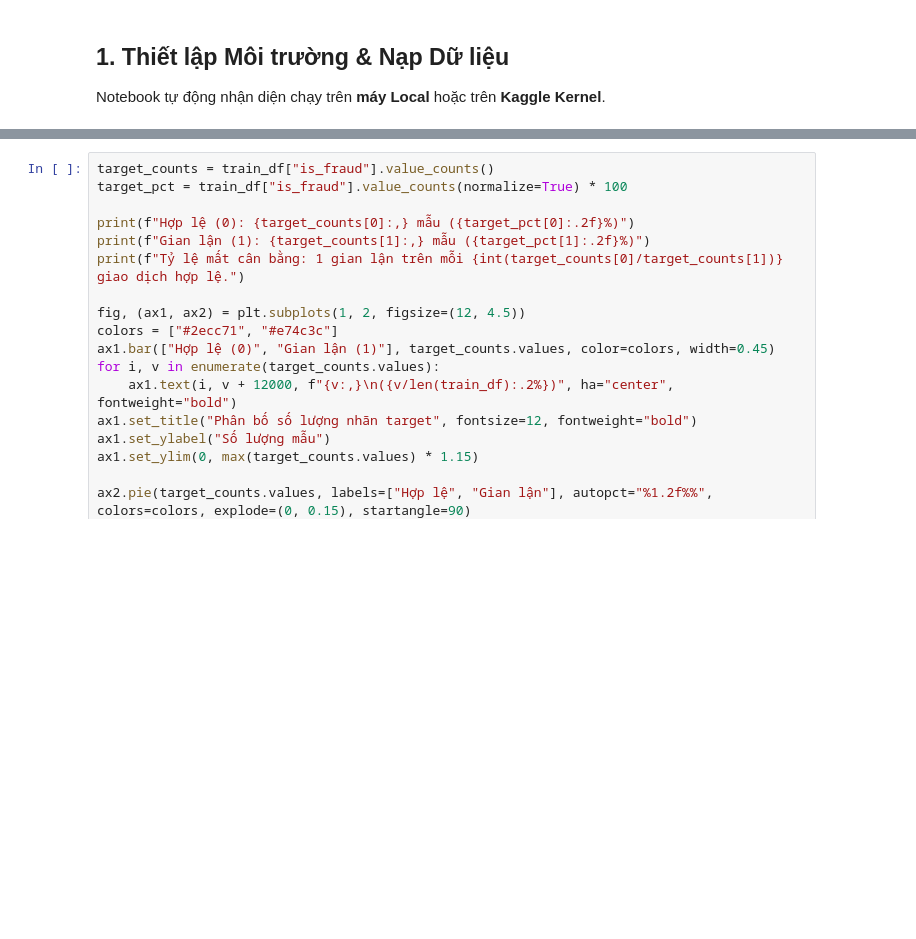
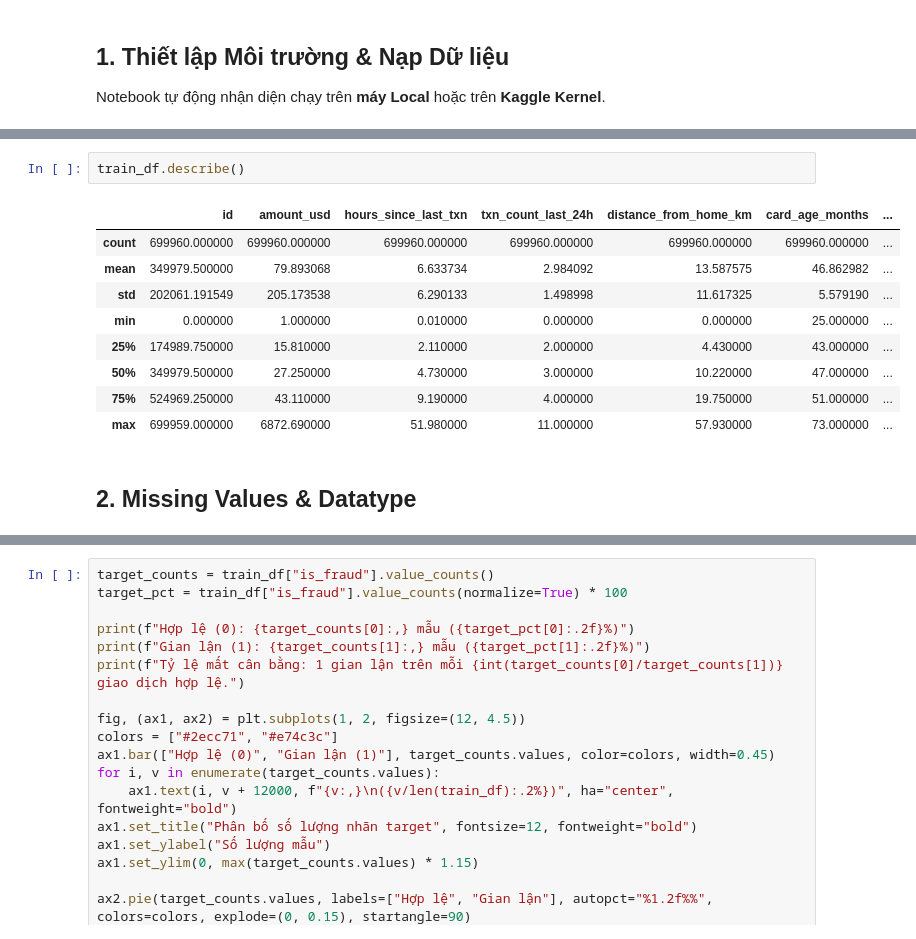
Before and after one commit to NhHung07/Predicting-Credit-Card-Fraud, a Jupyter notebook: shared/eda.ipynb, the cells around one changed output, grey strips where cells are left out. Saved outputs shown, nothing was run; the diff lists cells and outputs as text; blank space fills up the shorter version.

```diff
--- a/shared/eda.ipynb
+++ b/shared/eda.ipynb
@@ -53,0 +87,14 @@ Kiểm tra giá trị thiếu (missing values), kiểu dữ liệu và tính tư
+# %%
+train_df.describe()
+# %% [output]
+|  | id | amount_usd | hours_since_last_txn | txn_count_last_24h | distance_from_home_km | card_age_months | ... |
+| count | 699960.000000 | 699960.000000 | 699960.000000 | 699960.000000 | 699960.000000 | 699960.000000 | ... |
+| mean | 349979.500000 | 79.893068 | 6.633734 | 2.984092 | 13.587575 | 46.862982 | ... |
+| std | 202061.191549 | 205.173538 | 6.290133 | 1.498998 | 11.617325 | 5.579190 | ... |
+| min | 0.000000 | 1.000000 | 0.010000 | 0.000000 | 0.000000 | 25.000000 | ... |
+| 25% | 174989.750000 | 15.810000 | 2.110000 | 2.000000 | 4.430000 | 43.000000 | ... |
+| 50% | 349979.500000 | 27.250000 | 4.730000 | 3.000000 | 10.220000 | 47.000000 | ... |
+| 75% | 524969.250000 | 43.110000 | 9.190000 | 4.000000 | 19.750000 | 51.000000 | ... |
+| max | 699959.000000 | 6872.690000 | 51.980000 | 11.000000 | 57.930000 | 73.000000 | ... |
+# %% [markdown]
+## 2. Missing Values & Datatype
```
Also changed, not shown: parts of 14 cells of this notebook.
